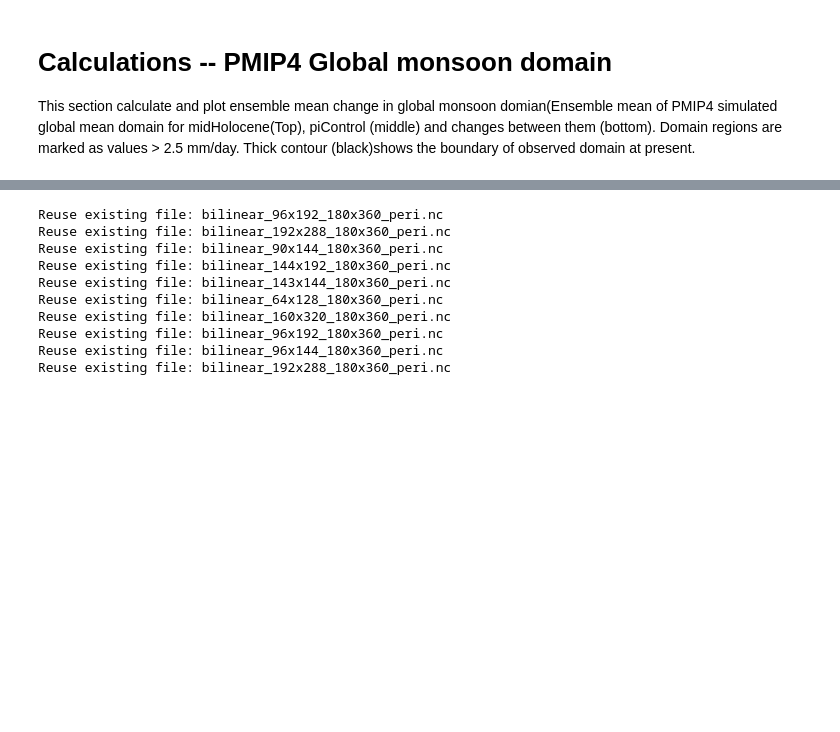
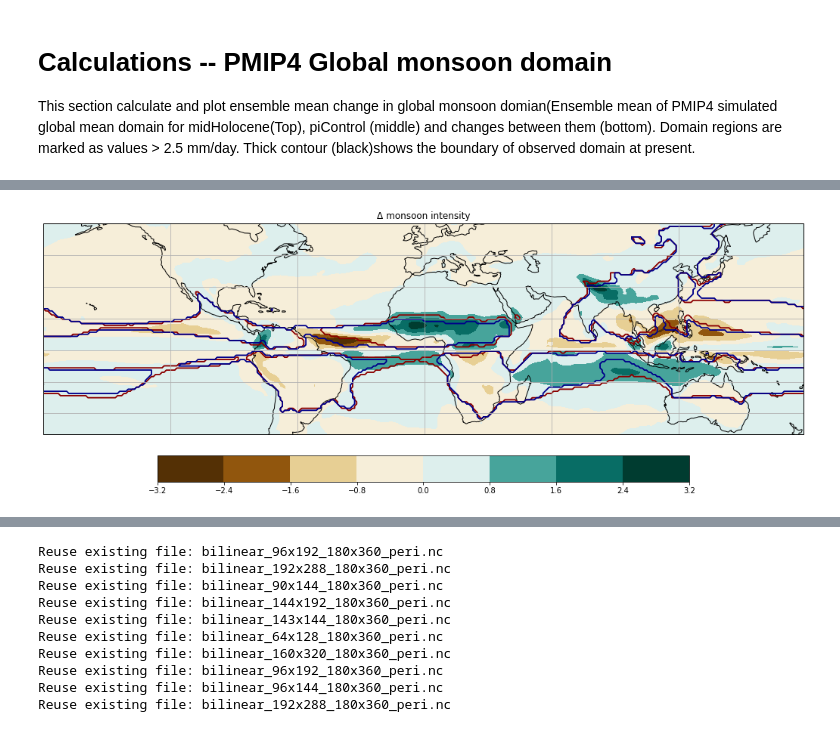
Before and after one commit to ucfahao/PMIP4-midHolocene, a Jupyter notebook: notebooks/PMIP4_MH_monsoon.ipynb, the cells around one changed output, grey strips where cells are left out. Cells and saved outputs as stored; diff of their text form; code cells hidden in the pictures; blank space fills up the shorter version.

```diff
--- a/notebooks/PMIP4_MH_monsoon.ipynb
+++ b/notebooks/PMIP4_MH_monsoon.ipynb
@@ -380,0 +300,4 @@ domian_plot(GMD_pi,experiment_name)
+# %%
+pmip_v='PMIP4'
+sdiff=monsoon_mean_diffence('monsoon_summer_rainrate')
+idiff=monsoon_mean_diffence('monsoon_intensity')
@@ -380,0 +322,4 @@ domian_plot(GMD_pi,experiment_name)
+# %%
+domain_diff_plot(idiff,'monsoon intensity')
+# %% [output]
+[figure, added]
```
Also changed, not shown: parts of 15 cells of this notebook, 5 other files.
